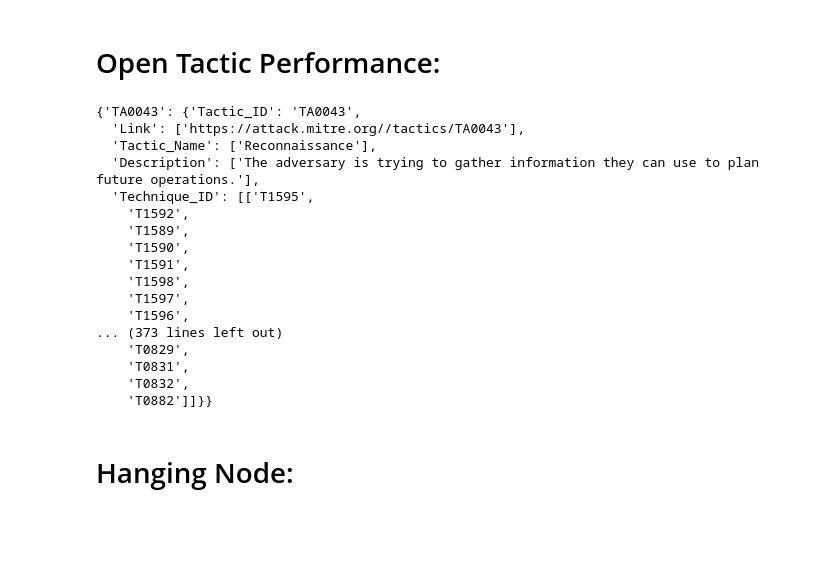
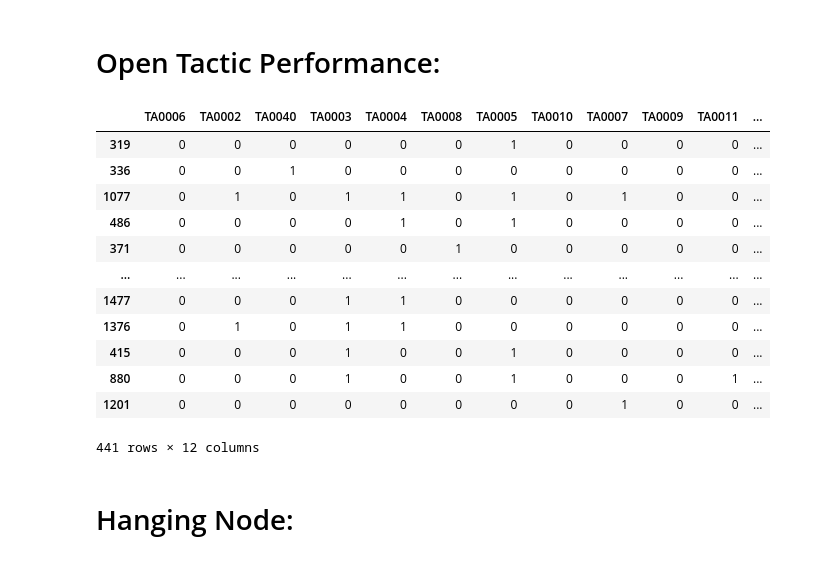
Before and after one commit to AutomatedCTRAnalysis/2aCTI, a Jupyter notebook: Notebook/prediction_techniques.ipynb, the cells around one changed output. Saved outputs shown, nothing was run; the diff lists cells and outputs as text; code cells hidden in the pictures; blank space fills up the shorter version.

Commit message:
2007 postproc technique report

```diff
--- a/Notebook/prediction_techniques.ipynb
+++ b/Notebook/prediction_techniques.ipynb
@@ -198,24 +201,20 @@ with open(data) as file:
 # Open Pickle:
 
 with open('tactic_train_test.pickle', 'rb') as handle:
-    X_train_tactic, X_test_tactic, Y_train_tactic, Y_test_tactic = pickle.load(handle)
+    X_train_tactic_pickle, X_test_tactic_pickle, Y_train_tactic_pickle, Y_test_tactic_pickle = pickle.load(handle)
 # %%
-tactic_data
+Y_test_tactic_pickle
 # %% [output]
+|  | TA0006 | TA0002 | TA0040 | TA0003 | TA0004 | TA0008 | TA0005 | TA0010 | TA0007 | TA0009 | TA0011 | ... |
+| 319 | 0 | 0 | 0 | 0 | 0 | 0 | 1 | 0 | 0 | 0 | 0 | ... |
+| 336 | 0 | 0 | 1 | 0 | 0 | 0 | 0 | 0 | 0 | 0 | 0 | ... |
+| 1077 | 0 | 1 | 0 | 1 | 1 | 0 | 1 | 0 | 1 | 0 | 0 | ... |
+| 486 | 0 | 0 | 0 | 0 | 1 | 0 | 1 | 0 | 0 | 0 | 0 | ... |
+| 371 | 0 | 0 | 0 | 0 | 0 | 1 | 0 | 0 | 0 | 0 | 0 | ... |
+| ... | ... | ... | ... | ... | ... | ... | ... | ... | ... | ... | ... | ... |
+| 1477 | 0 | 0 | 0 | 1 | 1 | 0 | 0 | 0 | 0 | 0 | 0 | ... |
+| 1376 | 0 | 1 | 0 | 1 | 1 | 0 | 0 | 0 | 0 | 0 | 0 | ... |
+| 415 | 0 | 0 | 0 | 1 | 0 | 0 | 1 | 0 | 0 | 0 | 0 | ... |
+| 880 | 0 | 0 | 0 | 1 | 0 | 0 | 1 | 0 | 0 | 0 | 1 | ... |
+| 1201 | 0 | 0 | 0 | 0 | 0 | 0 | 0 | 0 | 1 | 0 | 0 | ... |
-{'TA0043': {'Tactic_ID': 'TA0043',
-  'Link': ['https://attack.mitre.org//tactics/TA0043'],
-  'Tactic_Name': ['Reconnaissance'],
-  'Description': ['The adversary is trying to gather information they can use to plan future operations.'],
-  'Technique_ID': [['T1595',
-    'T1592',
-    'T1589',
-    'T1590',
-    'T1591',
-    'T1598',
-    'T1597',
-    'T1596',
-... (373 lines left out)
-    'T0829',
-    'T0831',
-    'T0832',
-    'T0882']]}}
+441 rows × 12 columns
```
Also changed, not shown: parts of 20 cells of this notebook, 2 other files.
